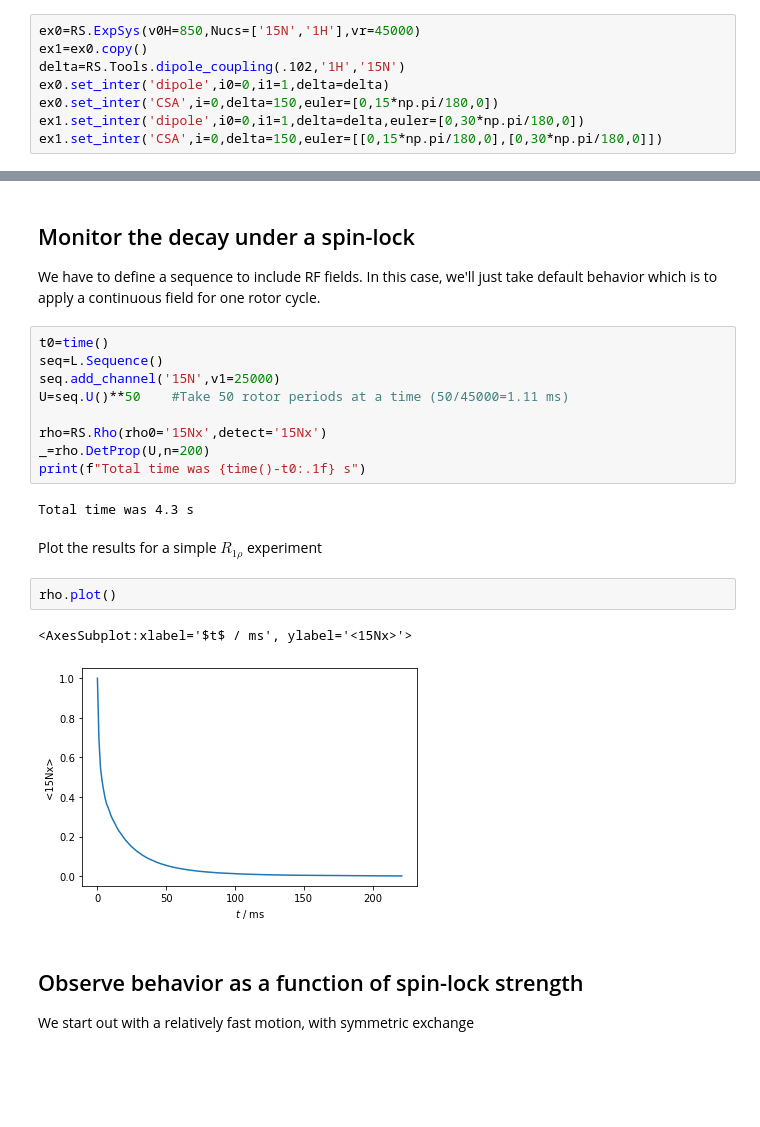
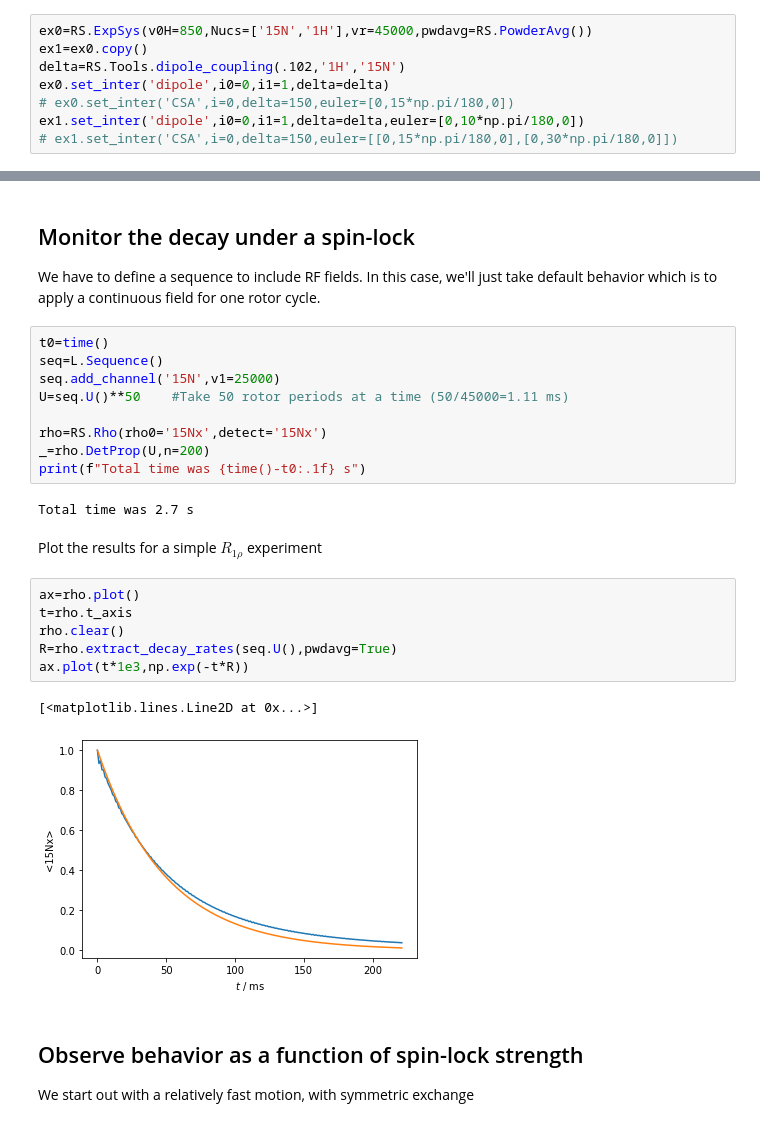
Before and after one commit to alsinmr/ConferenceExamples, a Jupyter notebook: GNMR2023/R1p.ipynb, the cells around one changed output, grey strips where cells are left out. Cells and saved outputs as stored; diff of their text form; blank space fills up the shorter version.

```diff
--- a/GNMR2023/R1p.ipynb
+++ b/GNMR2023/R1p.ipynb
@@ -24,13 +24,13 @@ from time import time
 ## Build the system
 In this example, we first look at $R_{1\rho}$ relaxation due to reorienation of a dipole coupling and CSA (typical for $^{15}$N)
 # %%
-ex0=RS.ExpSys(v0H=850,Nucs=['15N','1H'],vr=45000)
+ex0=RS.ExpSys(v0H=850,Nucs=['15N','1H'],vr=45000,pwdavg=RS.PowderAvg())
 ex1=ex0.copy()
 delta=RS.Tools.dipole_coupling(.102,'1H','15N')
 ex0.set_inter('dipole',i0=0,i1=1,delta=delta)
-ex0.set_inter('CSA',i=0,delta=150,euler=[0,15*np.pi/180,0])
-ex1.set_inter('dipole',i0=0,i1=1,delta=delta,euler=[0,30*np.pi/180,0])
-ex1.set_inter('CSA',i=0,delta=150,euler=[[0,15*np.pi/180,0],[0,30*np.pi/180,0]])
+# ex0.set_inter('CSA',i=0,delta=150,euler=[0,15*np.pi/180,0])
+ex1.set_inter('dipole',i0=0,i1=1,delta=delta,euler=[0,10*np.pi/180,0])
+# ex1.set_inter('CSA',i=0,delta=150,euler=[[0,15*np.pi/180,0],[0,30*np.pi/180,0]])
 # %% [markdown]
 ## Add the exchange process (symmetric exchange)
 First, export this sytem into Liouville space, allowing us to introduce an exchange process. Then we'll define a correlation time and population 1 and population 2. Here we start assuming the populations, $p_1$ and $p_2$ are equal.
@@ -57,14 +57,18 @@ rho=RS.Rho(rho0='15Nx',detect='15Nx')
 _=rho.DetProp(U,n=200)
 print(f"Total time was {time()-t0:.1f} s")
 # %% [output]
-Total time was 4.3 s
+Total time was 2.7 s
 # %% [markdown]
 Plot the results for a simple $R_{1\rho}$ experiment
 # %%
-rho.plot()
+ax=rho.plot()
+t=rho.t_axis
+rho.clear()
+R=rho.extract_decay_rates(seq.U(),pwdavg=True)
+ax.plot(t*1e3,np.exp(-t*R))
 # %% [output]
-<AxesSubplot:xlabel='$t$ / ms', ylabel='<15Nx>'>
+[<matplotlib.lines.Line2D at 0x...>]
-[figure, old version]
+[figure, new version]
 # %% [markdown]
 ## Observe behavior as a function of spin-lock strength
 We start out with a relatively fast motion, with symmetric exchange
```
Also changed, not shown: parts of 6 cells of this notebook, 1 other file.
